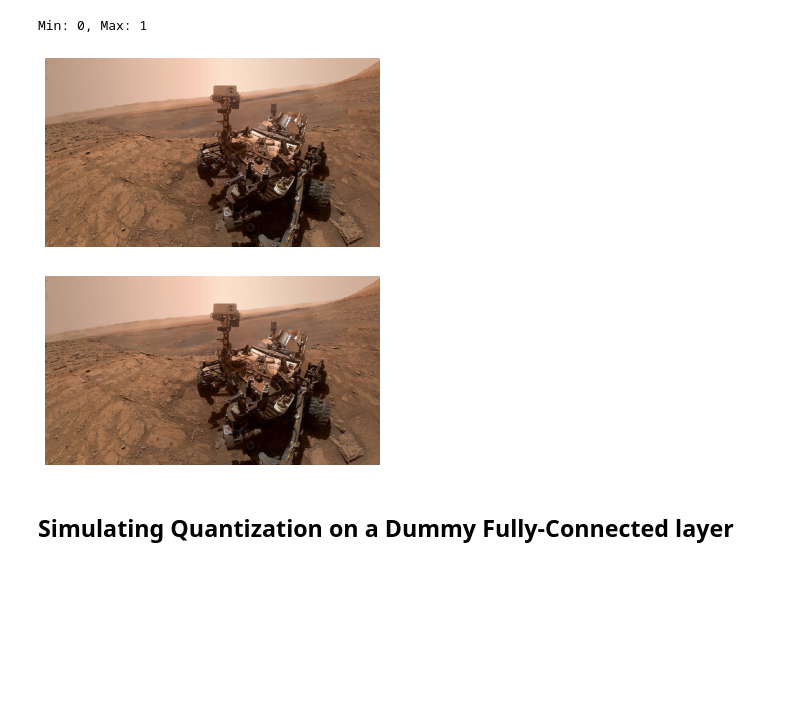
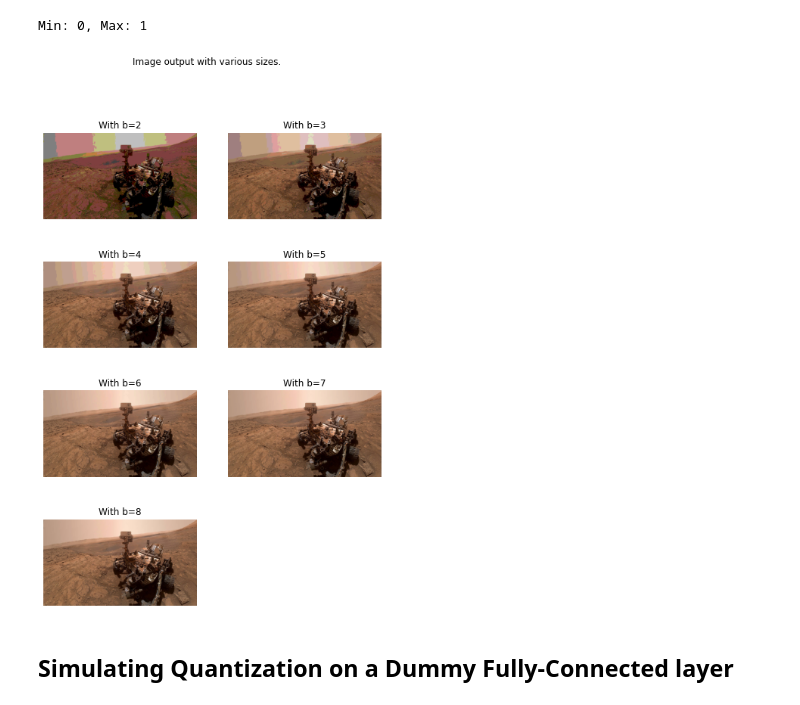
Before and after one commit to vsound1/book, a Jupyter notebook: codelabs/Chapter-02-Compression-Techniques/Data-Quantization.ipynb, the cells around one changed output. Cells and saved outputs as stored; diff of their text form; code cells hidden in the pictures; blank space fills up the shorter version.

Commit message:
Updated with quantized images of various sizes using a plot.

```diff
--- a/codelabs/Chapter-02-Compression-Techniques/Data-Quantization.ipynb
+++ b/codelabs/Chapter-02-Compression-Techniques/Data-Quantization.ipynb
@@ -197,19 +214,22 @@ print('Min: %d, Max: %d' % (img_min, img_max))
 # %% [output]
 Min: 0, Max: 1
 # %%
-def simulate_transmission(img, b):
+def simulate_transmission(img, b, input_plt):
   transmitted_image = quantize(img, 0.0, 1.0, b)
   decoded_image = dequantize(transmitted_image, 0.0, 1.0, b)
-  plt.axis('off')
-  plt.imshow(decoded_image)
+  input_plt.axis('off')
+  input_plt.set_title("With b=" + str(b))
+  input_plt.imshow(decoded_image)
-# %%
-simulate_transmission(img, 8)
-# %% [output]
-[figure, removed]
-# %%
-simulate_transmission(img, 8)
-# %% [output]
-[figure, removed]
+# %%
+fig, axs = plt.subplots(4, 2, figsize=(8,12))
+fig.suptitle('Image output with various sizes.')
+for i in range(0, 7):
+  simulate_transmission(img, i+2, axs[int(i/2)][i%2])
+
+# We only have 7 images, clear the 8th one.
+axs[3][1].remove()
+# %% [output]
+[figure, added]
 # %% [markdown]
 ## Simulating Quantization on a Dummy Fully-Connected layer
 # %%
```
Also changed, not shown: parts of 3 cells of this notebook.
